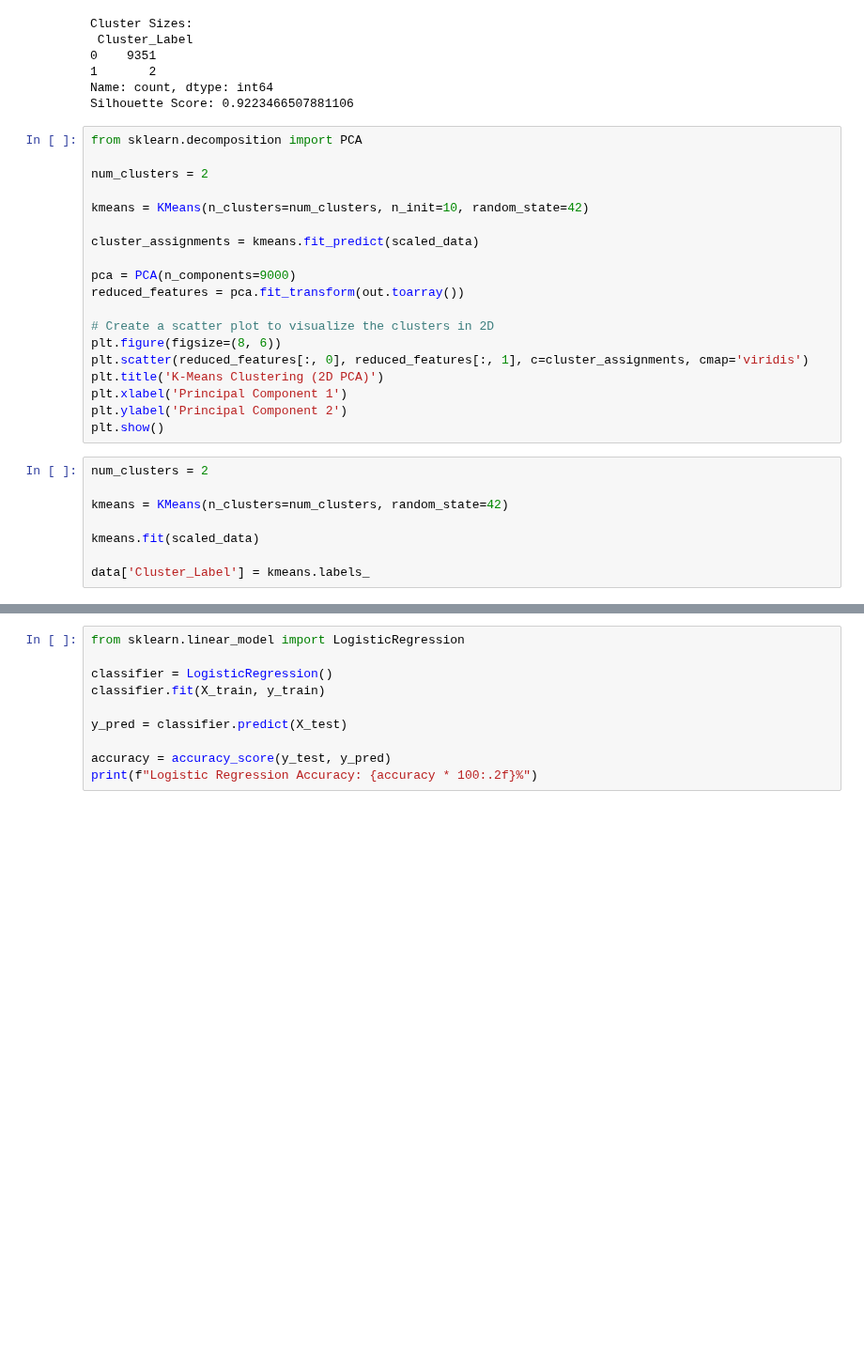
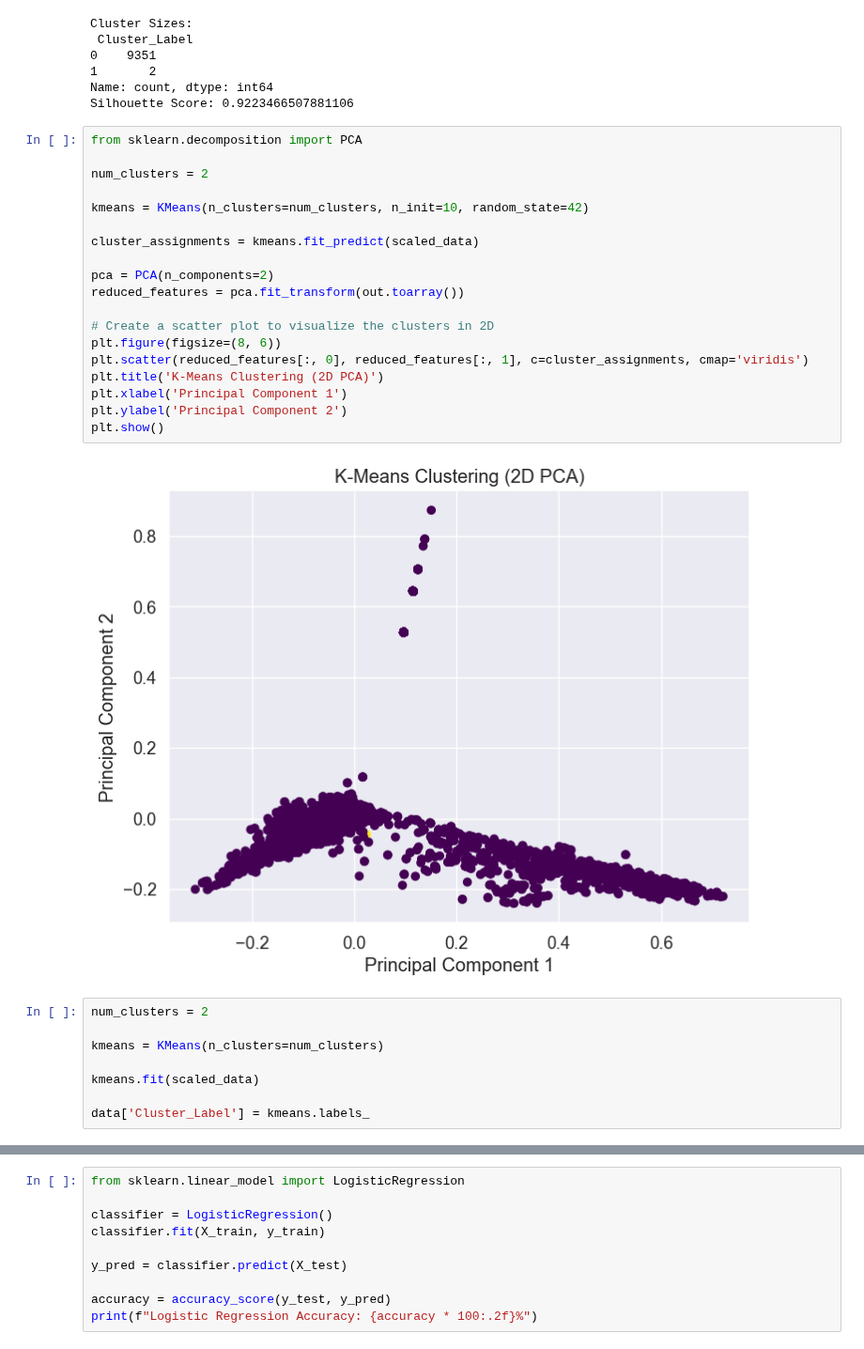
Before and after one commit to Mr-Chang95/Spam-Classification-with-KMeans-Clustering, a Jupyter notebook: project_draft.ipynb, the cells around one changed output, grey strips where cells are left out. Shown at 94% size. Cells and saved outputs as stored; diff of their text form; blank space fills up the shorter version.

```diff
--- a/project_draft.ipynb
+++ b/project_draft.ipynb
@@ -325,26 +315,28 @@ Silhouette Score: 0.9223466507881106
 # %%
 from sklearn.decomposition import PCA
 
 num_clusters = 2
 
 kmeans = KMeans(n_clusters=num_clusters, n_init=10, random_state=42)
 
 cluster_assignments = kmeans.fit_predict(scaled_data)
 
-pca = PCA(n_components=9000)
+pca = PCA(n_components=2)
 reduced_features = pca.fit_transform(out.toarray())
 
 # Create a scatter plot to visualize the clusters in 2D
 plt.figure(figsize=(8, 6))
 plt.scatter(reduced_features[:, 0], reduced_features[:, 1], c=cluster_assignments, cmap='viridis')
 plt.title('K-Means Clustering (2D PCA)')
 plt.xlabel('Principal Component 1')
 plt.ylabel('Principal Component 2')
 plt.show()
+# %% [output]
+[figure, added]
 # %%
 num_clusters = 2
 
-kmeans = KMeans(n_clusters=num_clusters, random_state=42)
+kmeans = KMeans(n_clusters=num_clusters)
 
 kmeans.fit(scaled_data)
 
```
Also changed, not shown: parts of 10 cells of this notebook.
